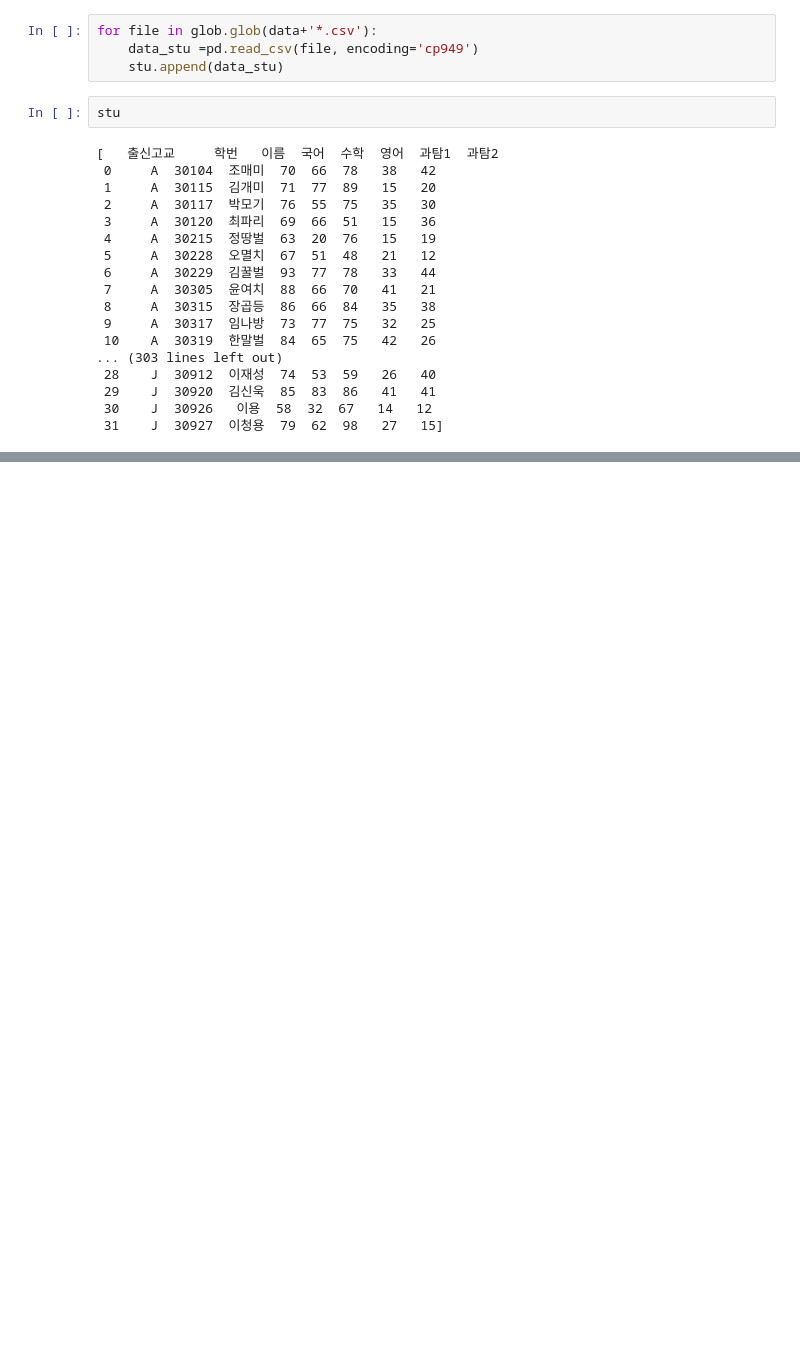
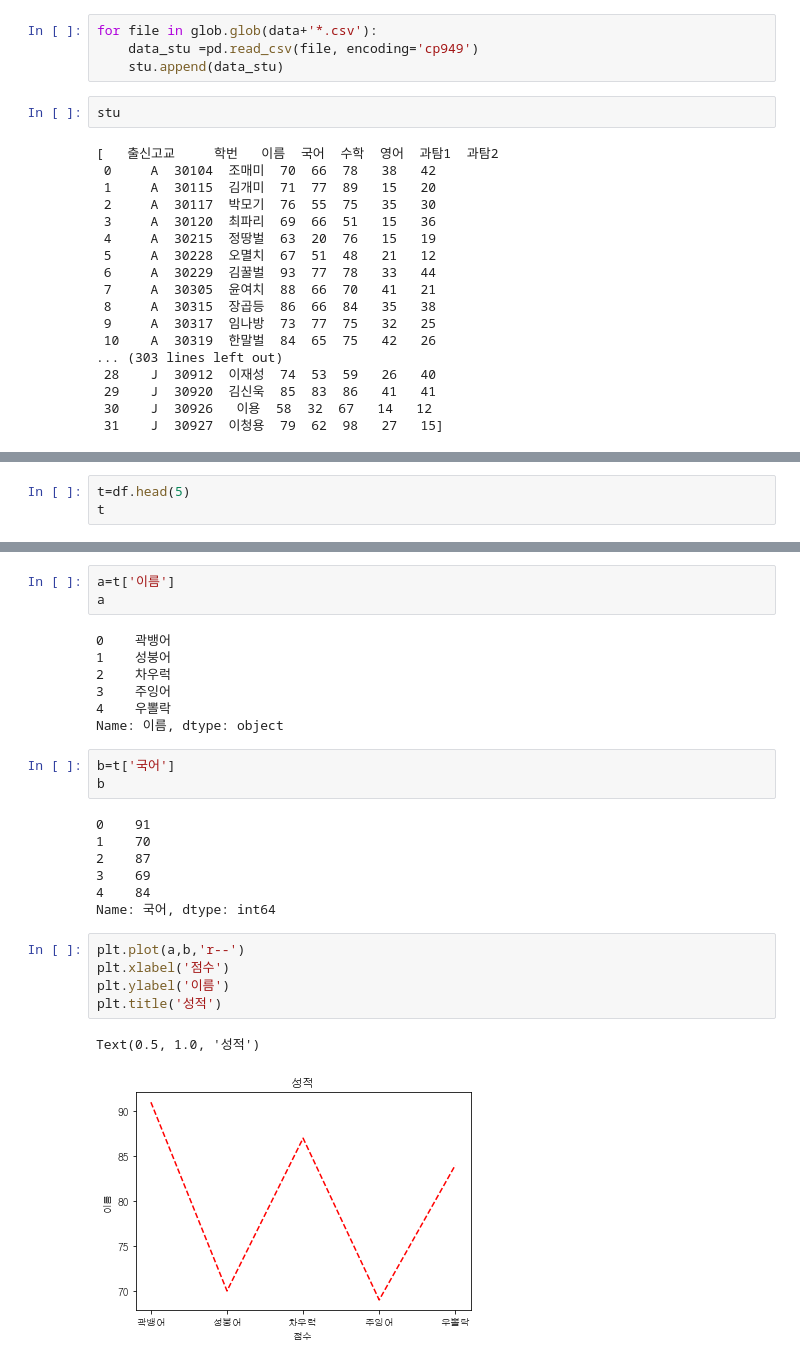
Before and after one commit to quf0106/python_100-, a Jupyter notebook: 301/여러개의 파일 가져오기.ipynb, the cells around one changed output, grey strips where cells are left out. Cells and saved outputs as stored; diff of their text form; blank space fills up the shorter version.

```diff
--- a/301/여러개의 파일 가져오기.ipynb
+++ b/301/여러개의 파일 가져오기.ipynb
@@ -67,0 +80,3 @@ a
+# %%
+t=df.head(5)
+t
@@ -67,0 +90,28 @@ a
+# %%
+a=t['이름']
+a
+# %% [output]
+0    곽뱅어
+1    성붕어
+2    차우럭
+3    주잉어
+4    우뽈락
+Name: 이름, dtype: object
+# %%
+b=t['국어']
+b
+# %% [output]
+0    91
+1    70
+2    87
+3    69
+4    84
+Name: 국어, dtype: int64
+# %%
+plt.plot(a,b,'r--')
+plt.xlabel('점수')
+plt.ylabel('이름')
+plt.title('성적')
+# %% [output]
+Text(0.5, 1.0, '성적')
+[figure, added]
```
Also changed, not shown: parts of 6 cells of this notebook.
